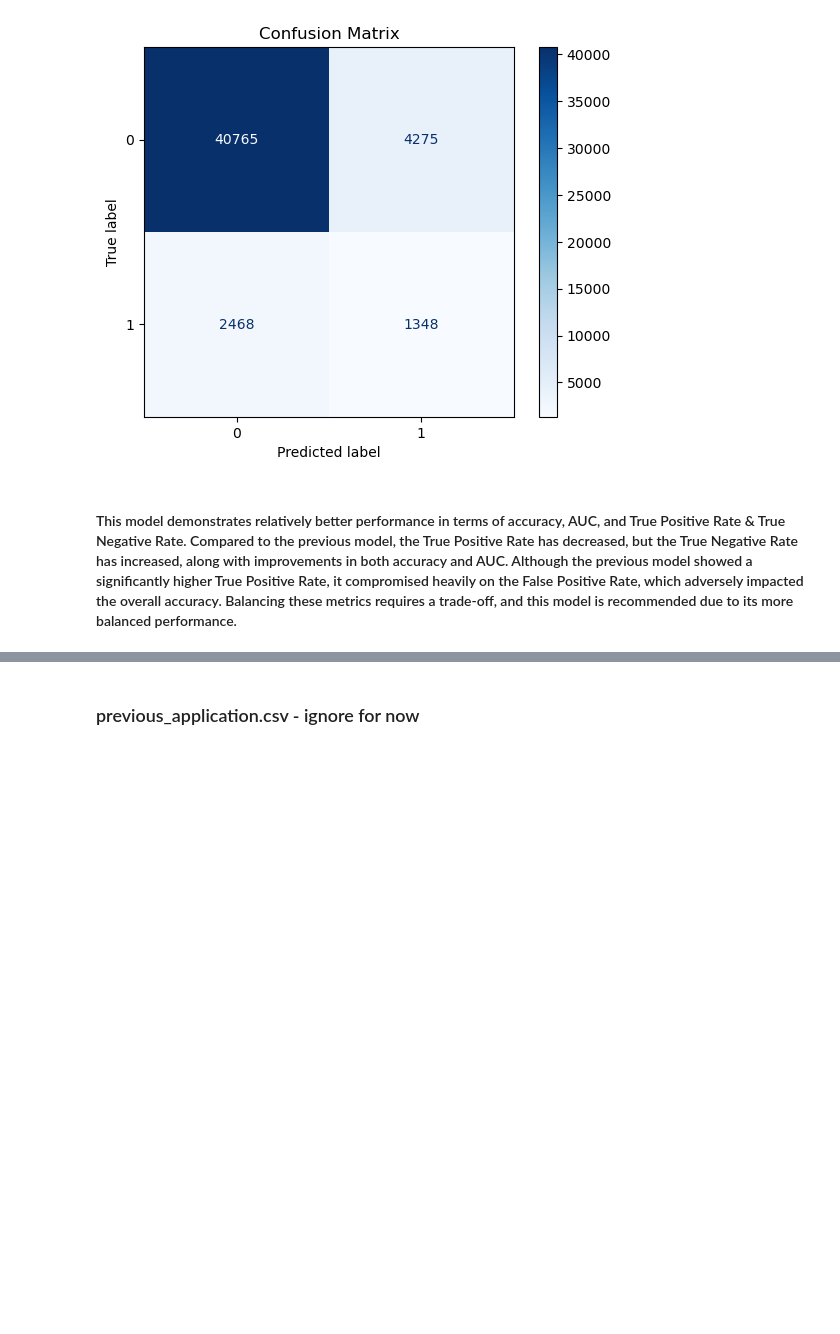
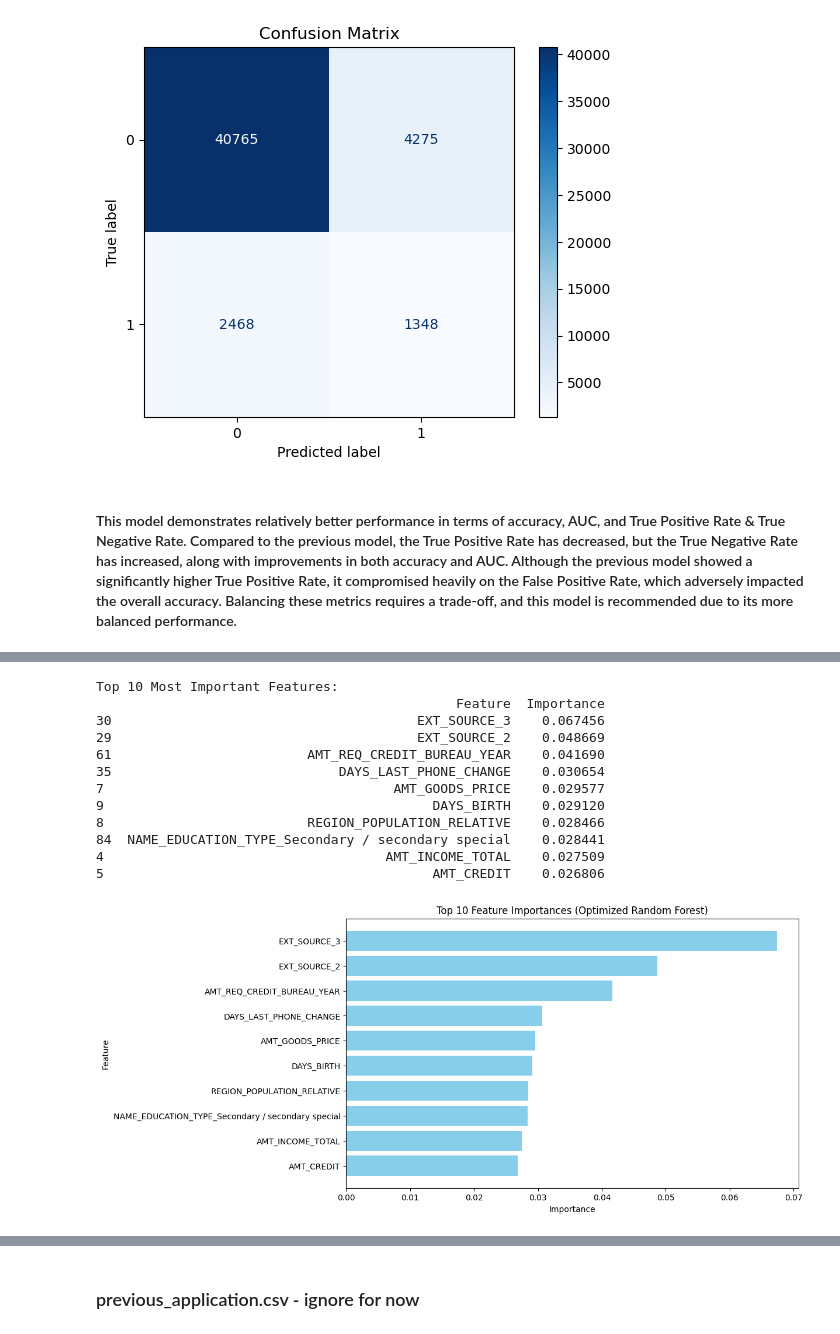
Before and after one commit to wildestdream33/Credit-Risk-Project, a Jupyter notebook: 545_Final_Project.ipynb, the cells around one changed output, grey strips where cells are left out. Saved outputs shown, nothing was run; the diff lists cells and outputs as text; code cells hidden in the pictures; blank space fills up the shorter version.

Commit message:
Update with changes for random forest, PCA, and bagging

```diff
--- a/545_Final_Project.ipynb
+++ b/545_Final_Project.ipynb
@@ -1277,0 +1397,23 @@ True Negative Rate (Specificity): 0.91
+# %%
+# Train the optimized Random Forest with the best parameters
+best_params = random_search_rf.best_params_
+optimized_rf = RandomForestClassifier(**best_params, random_state=42)
+optimized_rf.fit(X_train_resampled, y_train_resampled)
+
+# Evaluate the optimized model
+y_pred_optimized = optimized_rf.predict(X_test)
+y_pred_prob_optimized = optimized_rf.predict_proba(X_test)[:, 1]
+
+# Print evaluation metrics
+from sklearn.metrics import classification_report, confusion_matrix, accuracy_score, roc_auc_score
+
+print("\nOptimized Random Forest Performance:")
+print(f"Accuracy: {accuracy_score(y_test, y_pred_optimized):.4f}")
+print(f"ROC AUC Score: {roc_auc_score(y_test, y_pred_prob_optimized):.4f}")
+print("\nClassification Report:")
+print(classification_report(y_test, y_pred_optimized))
+
+# Display confusion matrix
+conf_matrix_optimized = confusion_matrix(y_test, y_pred_optimized)
+print("\nConfusion Matrix (Optimized):")
+print(conf_matrix_optimized)
@@ -1277,0 +1474,36 @@ True Negative Rate (Specificity): 0.91
+# %%
+# Retrieve feature importances from the optimized model
+feature_importances = optimized_rf.feature_importances_
+
+# Create a DataFrame for feature importance
+feature_importance_df = pd.DataFrame({
+    'Feature': X_train.columns,
+    'Importance': feature_importances
+}).sort_values(by='Importance', ascending=False)
+
+# Display top 10 features
+print("\nTop 10 Most Important Features:")
+print(feature_importance_df.head(10))
+
+# Plot the top 10 features
+plt.figure(figsize=(10, 6))
+plt.barh(feature_importance_df['Feature'].head(10), feature_importance_df['Importance'].head(10), color='skyblue')
+plt.gca().invert_yaxis()  # Highest importance at the top
+plt.title('Top 10 Feature Importances (Optimized Random Forest)')
+plt.xlabel('Importance')
+plt.ylabel('Feature')
+plt.show()
+# %% [output]
+Top 10 Most Important Features:
+                                              Feature  Importance
+30                                       EXT_SOURCE_3    0.067456
+29                                       EXT_SOURCE_2    0.048669
+61                         AMT_REQ_CREDIT_BUREAU_YEAR    0.041690
+35                             DAYS_LAST_PHONE_CHANGE    0.030654
+7                                     AMT_GOODS_PRICE    0.029577
+9                                          DAYS_BIRTH    0.029120
+8                          REGION_POPULATION_RELATIVE    0.028466
+84  NAME_EDUCATION_TYPE_Secondary / secondary special    0.028441
+4                                    AMT_INCOME_TOTAL    0.027509
+5                                          AMT_CREDIT    0.026806
+[figure, added]
```
Also changed, not shown: parts of 64 cells of this notebook.
